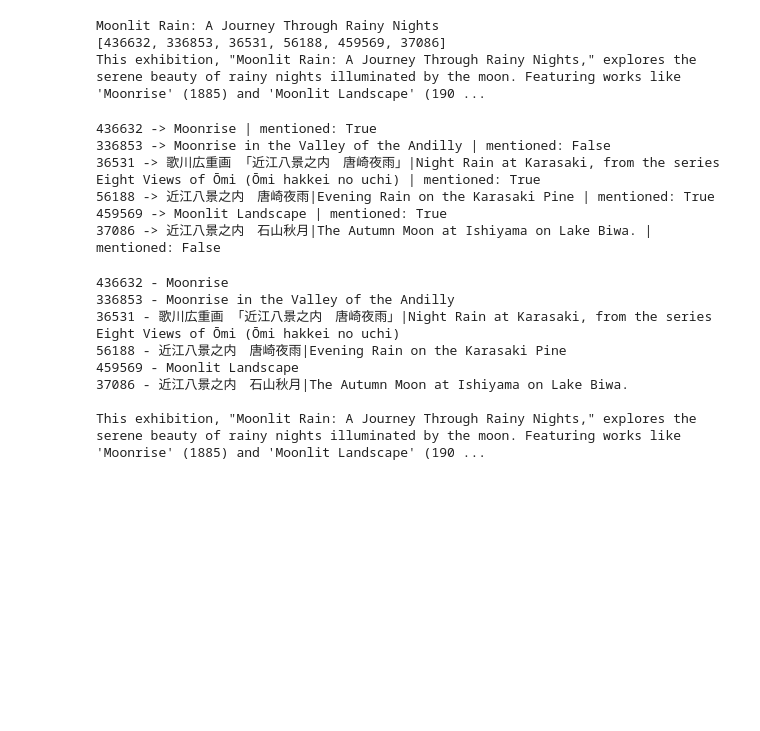
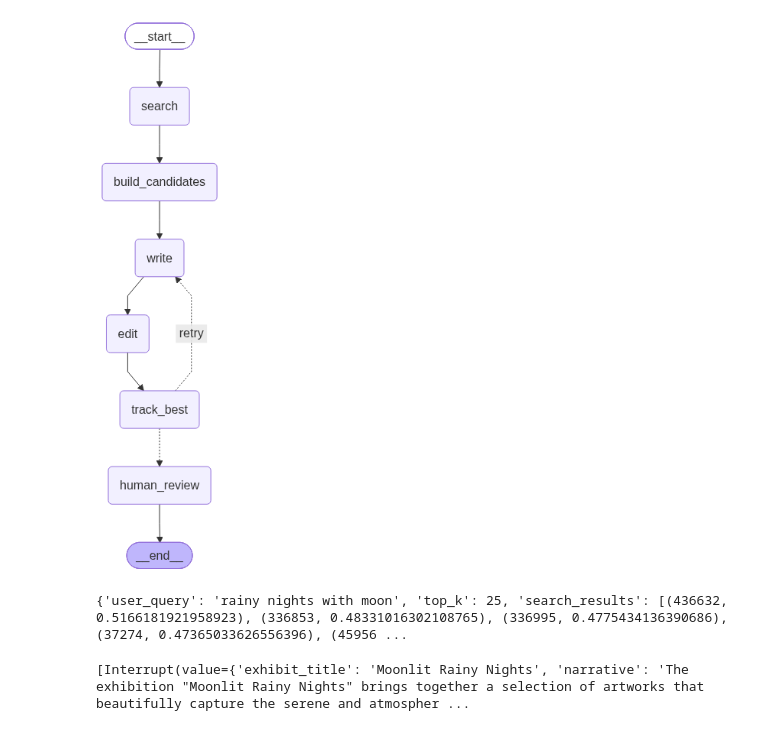
Before and after one commit to tastymrchef/Atelier, a Jupyter notebook: test.ipynb, the cells around one changed output. Saved outputs shown, nothing was run; the diff lists cells and outputs as text; code cells hidden in the pictures; blank space fills up the shorter version.

Commit message:
completed the Curator multi-agent workflow

```diff
--- a/test.ipynb
+++ b/test.ipynb
@@ -26,45 +6,24 @@ res
-# %%
-from src.curator.workflow import curator_workflow_graph,selection_node,get_metadata
-
-state = {"user_query": "rainy nights with moon", "candidates": res["candidates"]}
-output = selection_node(state)
-draft = output["selection_draft"]
-
-print(draft.exhibit_title)
-print(draft.selected_object_ids)
-print(draft.narrative)
-# %% [output]
-Moonlit Rain: A Journey Through Rainy Nights
-[436632, 336853, 36531, 56188, 459569, 37086]
-This exhibition, "Moonlit Rain: A Journey Through Rainy Nights," explores the serene beauty of rainy nights illuminated by the moon. Featuring works like 'Moonrise' (1885) and 'Moonlit Landscape' (190 ...
-# %%
-import pandas as pd
-for oid in draft.selected_object_ids:
-    row = get_metadata(oid)
-    title = row["Title"] if pd.notna(row["Title"]) else row["Object Name"]
-    english_part = title.split("|")[-1] if isinstance(title, str) and "|" in title else title
-    mentioned = isinstance(english_part, str) and english_part.split(",")[0].lower() in draft.narrative.lower()
-    print(oid, "->", title, "| mentioned:", mentioned)
-# %% [output]
-436632 -> Moonrise | mentioned: True
-336853 -> Moonrise in the Valley of the Andilly | mentioned: False
-36531 -> 歌川広重画 「近江八景之内　唐崎夜雨」|Night Rain at Karasaki, from the series Eight Views of Ōmi (Ōmi hakkei no uchi) | mentioned: True
-56188 -> 近江八景之内　唐崎夜雨|Evening Rain on the Karasaki Pine | mentioned: True
-459569 -> Moonlit Landscape | mentioned: True
-37086 -> 近江八景之内　石山秋月|The Autumn Moon at Ishiyama on Lake Biwa. | mentioned: False
-# %%
-for oid in draft.selected_object_ids:
-    row = get_metadata(oid)
-    print(oid, "-", row["Title"] if pd.notna(row["Title"]) else row["Object Name"])
-
-print()
-print(draft.narrative)
-# %% [output]
-436632 - Moonrise
-336853 - Moonrise in the Valley of the Andilly
-36531 - 歌川広重画 「近江八景之内　唐崎夜雨」|Night Rain at Karasaki, from the series Eight Views of Ōmi (Ōmi hakkei no uchi)
-56188 - 近江八景之内　唐崎夜雨|Evening Rain on the Karasaki Pine
-459569 - Moonlit Landscape
-37086 - 近江八景之内　石山秋月|The Autumn Moon at Ishiyama on Lake Biwa.
-
-This exhibition, "Moonlit Rain: A Journey Through Rainy Nights," explores the serene beauty of rainy nights illuminated by the moon. Featuring works like 'Moonrise' (1885) and 'Moonlit Landscape' (190 ...
+# %%
+curator_multiagent_graph
+# %% [output]
+[figure, added]
+# %%
+config = {"configurable": {"thread_id": "curator-test-1"}}
+
+result = curator_multiagent_graph.invoke(
+    {
+        "user_query": "rainy nights with moon",
+        "top_k": 25,
+        "attempt": 0,
+        "max_attempts": 5,
+    },
+    config=config,
+)
+
+print(result)
+# %% [output]
+{'user_query': 'rainy nights with moon', 'top_k': 25, 'search_results': [(436632, 0.5166181921958923), (336853, 0.48331016302108765), (336995, 0.4775434136390686), (37274, 0.47365033626556396), (45956 ...
+# %%
+print(result["__interrupt__"])
+# %% [output]
+[Interrupt(value={'exhibit_title': 'Moonlit Rainy Nights', 'narrative': 'The exhibition "Moonlit Rainy Nights" brings together a selection of artworks that beautifully capture the serene and atmospher ...
```
Also changed, not shown: parts of 3 cells of this notebook, 2 other files.
